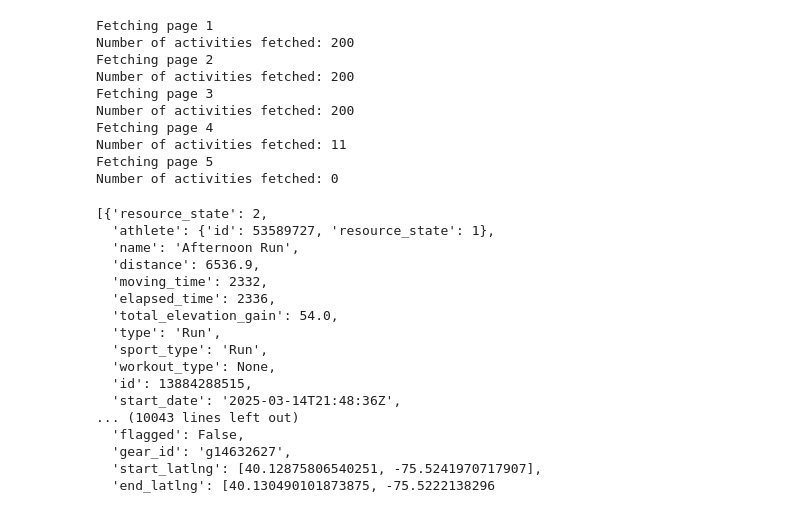
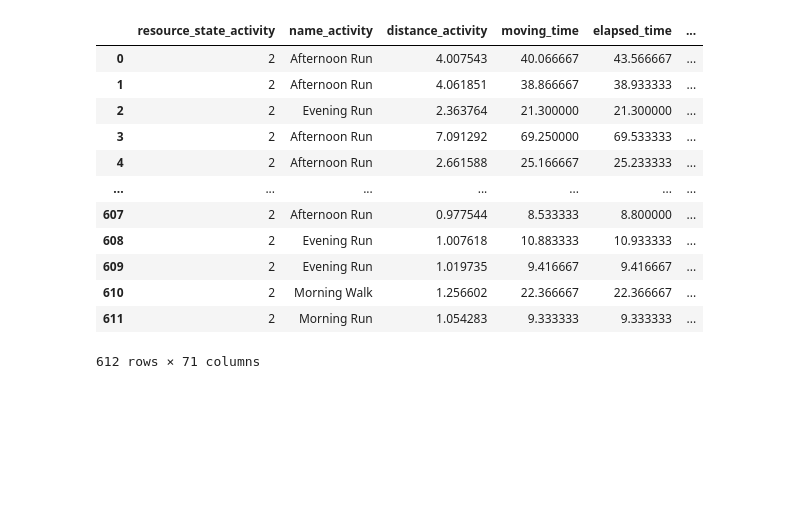
Before and after one commit to tjlaporte1/tom_runs_the_world, a Jupyter notebook: main.ipynb, the cells around one changed output. Drawn from its saved outputs; the diff is of its cells as text; code cells hidden in the pictures; blank space fills up the shorter version.

Commit message:
establish base data frame

```diff
--- a/main.ipynb
+++ b/main.ipynb
@@ -49,33 +107,0 @@ def get_activities_data():
-# %%
-activities = get_activities_data()
-# %% [output]
-Fetching page 1
-Number of activities fetched: 200
-Fetching page 2
-Number of activities fetched: 200
-Fetching page 3
-Number of activities fetched: 200
-Fetching page 4
-Number of activities fetched: 11
-Fetching page 5
-Number of activities fetched: 0
-# %%
-activities
-# %% [output]
-[{'resource_state': 2,
-  'athlete': {'id': 53589727, 'resource_state': 1},
-  'name': 'Afternoon Run',
-  'distance': 6536.9,
-  'moving_time': 2332,
-  'elapsed_time': 2336,
-  'total_elevation_gain': 54.0,
-  'type': 'Run',
-  'sport_type': 'Run',
-  'workout_type': None,
-  'id': 13884288515,
-  'start_date': '2025-03-14T21:48:36Z',
-... (10043 lines left out)
-  'flagged': False,
-  'gear_id': 'g14632627',
-  'start_latlng': [40.12875806540251, -75.5241970717907],
-  'end_latlng': [40.130490101873875, -75.5222138296
@@ -81,0 +111,16 @@ activities
+# %%
+df
+# %% [output]
+|  | resource_state_activity | name_activity | distance_activity | moving_time | elapsed_time | ... |
+| 0 | 2 | Afternoon Run | 4.007543 | 40.066667 | 43.566667 | ... |
+| 1 | 2 | Afternoon Run | 4.061851 | 38.866667 | 38.933333 | ... |
+| 2 | 2 | Evening Run | 2.363764 | 21.300000 | 21.300000 | ... |
+| 3 | 2 | Afternoon Run | 7.091292 | 69.250000 | 69.533333 | ... |
+| 4 | 2 | Afternoon Run | 2.661588 | 25.166667 | 25.233333 | ... |
+| ... | ... | ... | ... | ... | ... | ... |
+| 607 | 2 | Afternoon Run | 0.977544 | 8.533333 | 8.800000 | ... |
+| 608 | 2 | Evening Run | 1.007618 | 10.883333 | 10.933333 | ... |
+| 609 | 2 | Evening Run | 1.019735 | 9.416667 | 9.416667 | ... |
+| 610 | 2 | Morning Walk | 1.256602 | 22.366667 | 22.366667 | ... |
+| 611 | 2 | Morning Run | 1.054283 | 9.333333 | 9.333333 | ... |
+612 rows × 71 columns
```
Also changed, not shown: parts of 3 cells of this notebook.
